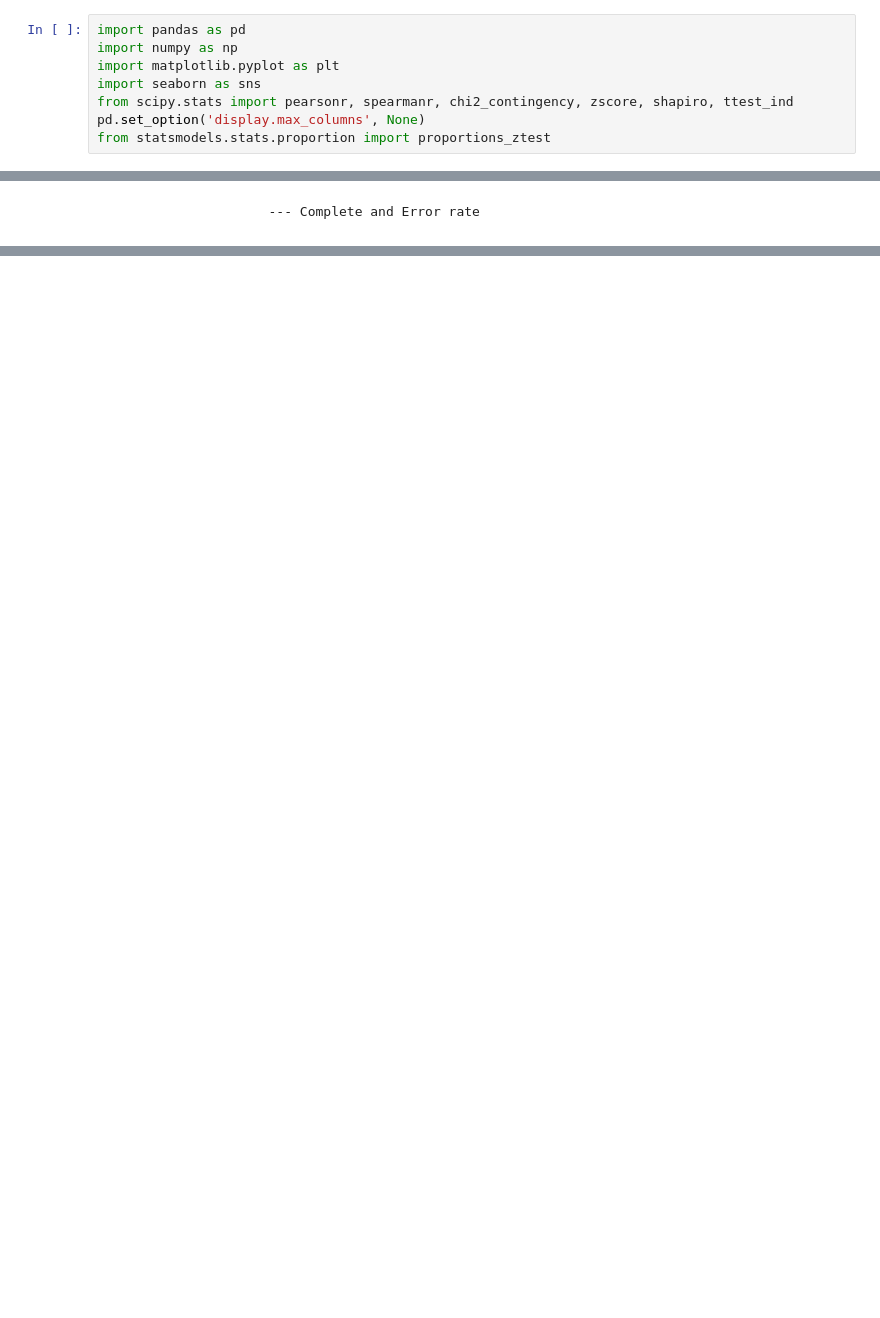
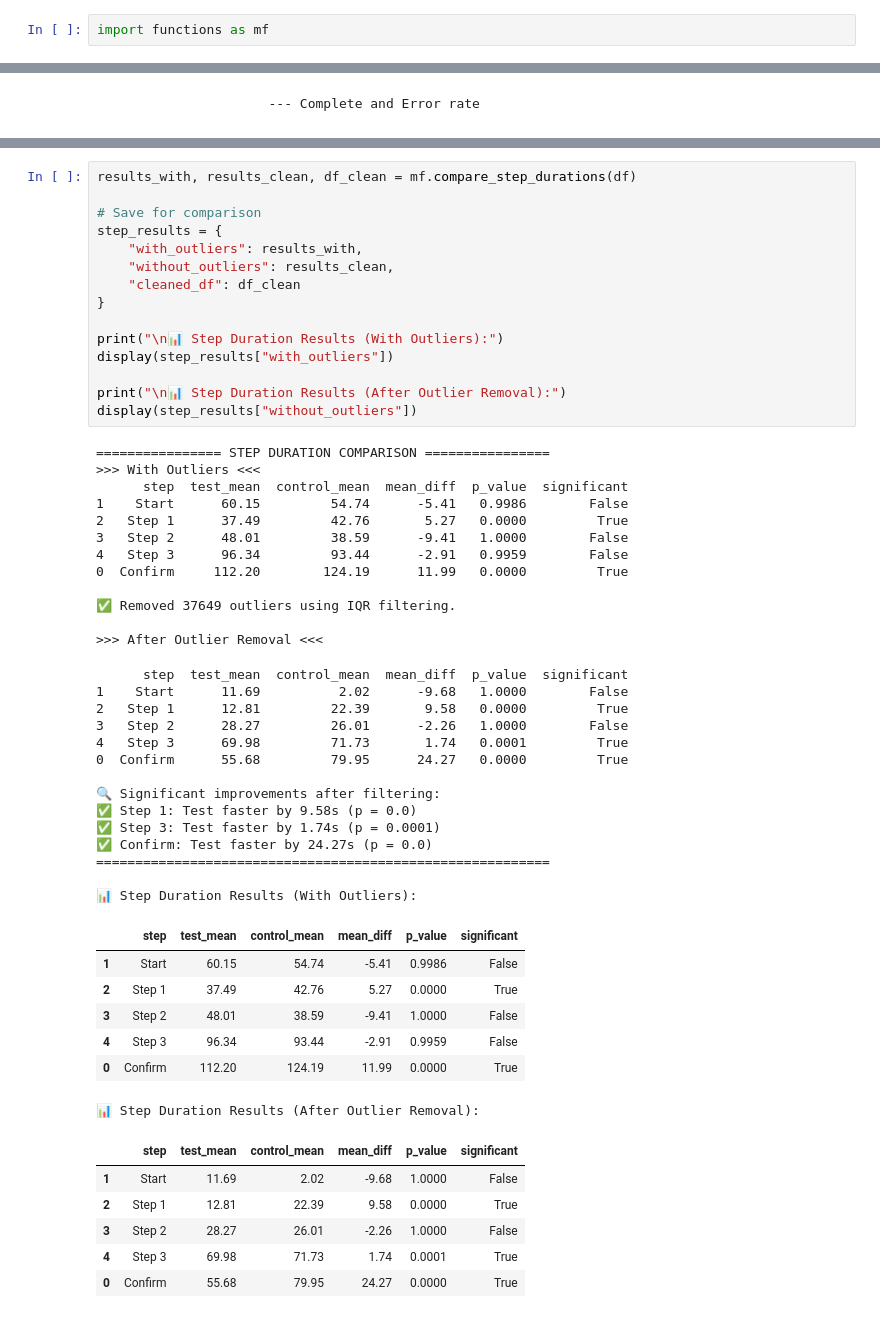
Before and after one commit to Ghonaim32/week5_6_project, a Jupyter notebook: notebooks/analysis_muayad.ipynb, the cells around one changed output, grey strips where cells are left out. Saved outputs shown, nothing was run; the diff lists cells and outputs as text; blank space fills up the shorter version.

Commit message:
making the functions.py

```diff
--- a/notebooks/analysis_muayad.ipynb
+++ b/notebooks/analysis_muayad.ipynb
@@ -1,9 +1,3 @@
 # %%
-import pandas as pd
-import numpy as np
-import matplotlib.pyplot as plt
-import seaborn as sns
-from scipy.stats import pearsonr, spearmanr, chi2_contingency, zscore, shapiro, ttest_ind
-pd.set_option('display.max_columns', None)
-from statsmodels.stats.proportion import proportions_ztest
+import functions as mf
 # %%
@@ -334,0 +64,55 @@ plt.show()
+# %%
+results_with, results_clean, df_clean = mf.compare_step_durations(df)
+
+# Save for comparison
+step_results = {
+    "with_outliers": results_with,
+    "without_outliers": results_clean,
+    "cleaned_df": df_clean
+}
+
+print("\n📊 Step Duration Results (With Outliers):")
+display(step_results["with_outliers"])
+
+print("\n📊 Step Duration Results (After Outlier Removal):")
+display(step_results["without_outliers"])
+# %% [output]
+================ STEP DURATION COMPARISON ================
+>>> With Outliers <<<
+      step  test_mean  control_mean  mean_diff  p_value  significant
+1    Start      60.15         54.74      -5.41   0.9986        False
+2   Step 1      37.49         42.76       5.27   0.0000         True
+3   Step 2      48.01         38.59      -9.41   1.0000        False
+4   Step 3      96.34         93.44      -2.91   0.9959        False
+0  Confirm     112.20        124.19      11.99   0.0000         True
+
+✅ Removed 37649 outliers using IQR filtering.
+
+>>> After Outlier Removal <<<
+      step  test_mean  control_mean  mean_diff  p_value  significant
+1    Start      11.69          2.02      -9.68   1.0000        False
+2   Step 1      12.81         22.39       9.58   0.0000         True
+3   Step 2      28.27         26.01      -2.26   1.0000        False
+4   Step 3      69.98         71.73       1.74   0.0001         True
+0  Confirm      55.68         79.95      24.27   0.0000         True
+
+🔍 Significant improvements after filtering:
+✅ Step 1: Test faster by 9.58s (p = 0.0)
+✅ Step 3: Test faster by 1.74s (p = 0.0001)
+✅ Confirm: Test faster by 24.27s (p = 0.0)
+==========================================================
+
+📊 Step Duration Results (With Outliers):
+|  | step | test_mean | control_mean | mean_diff | p_value | significant |
+| 1 | Start | 60.15 | 54.74 | -5.41 | 0.9986 | False |
+| 2 | Step 1 | 37.49 | 42.76 | 5.27 | 0.0000 | True |
+| 3 | Step 2 | 48.01 | 38.59 | -9.41 | 1.0000 | False |
+| 4 | Step 3 | 96.34 | 93.44 | -2.91 | 0.9959 | False |
+| 0 | Confirm | 112.20 | 124.19 | 11.99 | 0.0000 | True |
+📊 Step Duration Results (After Outlier Removal):
+|  | step | test_mean | control_mean | mean_diff | p_value | significant |
+| 1 | Start | 11.69 | 2.02 | -9.68 | 1.0000 | False |
+| 2 | Step 1 | 12.81 | 22.39 | 9.58 | 0.0000 | True |
+| 3 | Step 2 | 28.27 | 26.01 | -2.26 | 1.0000 | False |
+| 4 | Step 3 | 69.98 | 71.73 | 1.74 | 0.0001 | True |
+| 0 | Confirm | 55.68 | 79.95 | 24.27 | 0.0000 | True |
```
Also changed, not shown: parts of 14 cells of this notebook, 10 other files.
